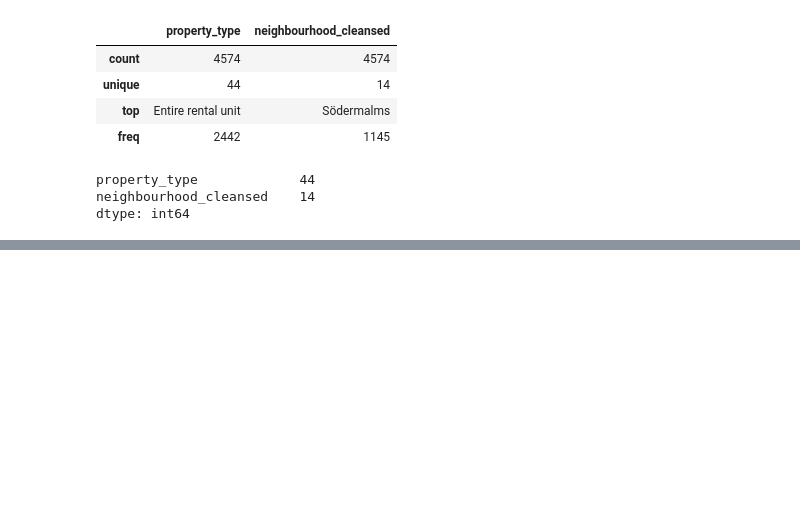
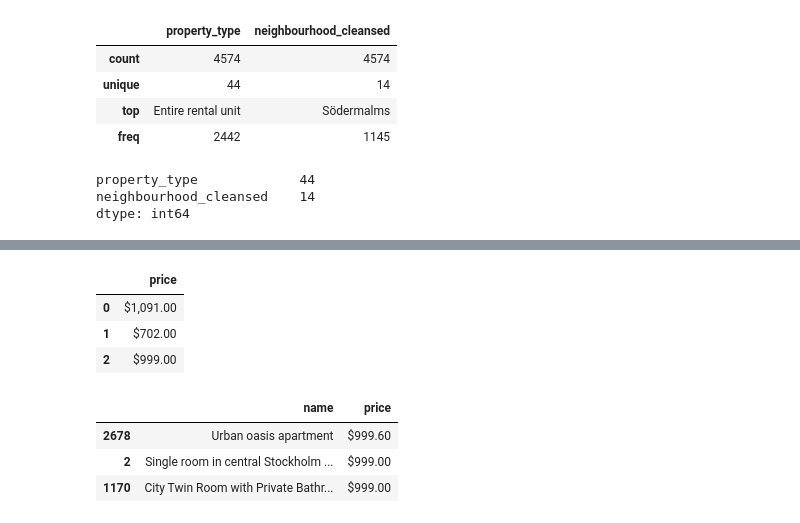
Before and after one commit to jackeprojects/python-labs, a Jupyter notebook: data-labs/Lab1/lab1.ipynb, the cells around one changed output, grey strips where cells are left out. Saved outputs shown, nothing was run; the diff lists cells and outputs as text; code cells hidden in the pictures; blank space fills up the shorter version.

```diff
--- a/data-labs/Lab1/lab1.ipynb
+++ b/data-labs/Lab1/lab1.ipynb
@@ -124,0 +130,7 @@ dtype: int64
+# %%
+listings[["price"]].head(3)
+# %% [output]
+|  | price |
+| 0 | $1,091.00 |
+| 1 | $702.00 |
+| 2 | $999.00 |
@@ -124,0 +139,11 @@ dtype: int64
+# %%
+# It's comparing the "1" in "1,091.00" to "9" in "999.60"
+# Because the values are str so it compares each character to eachother instead of whole number
+# And 9 > 1 therefore it sorts it as bigger
+
+listings[["name", "price"]].sort_values("price", ascending=False).head(3)
+# %% [output]
+|  | name | price |
+| 2678 | Urban oasis apartment | $999.60 |
+| 2 | Single room in central Stockholm ... | $999.00 |
+| 1170 | City Twin Room with Private Bathr... | $999.00 |
```
Also changed, not shown: parts of 2 cells of this notebook.
